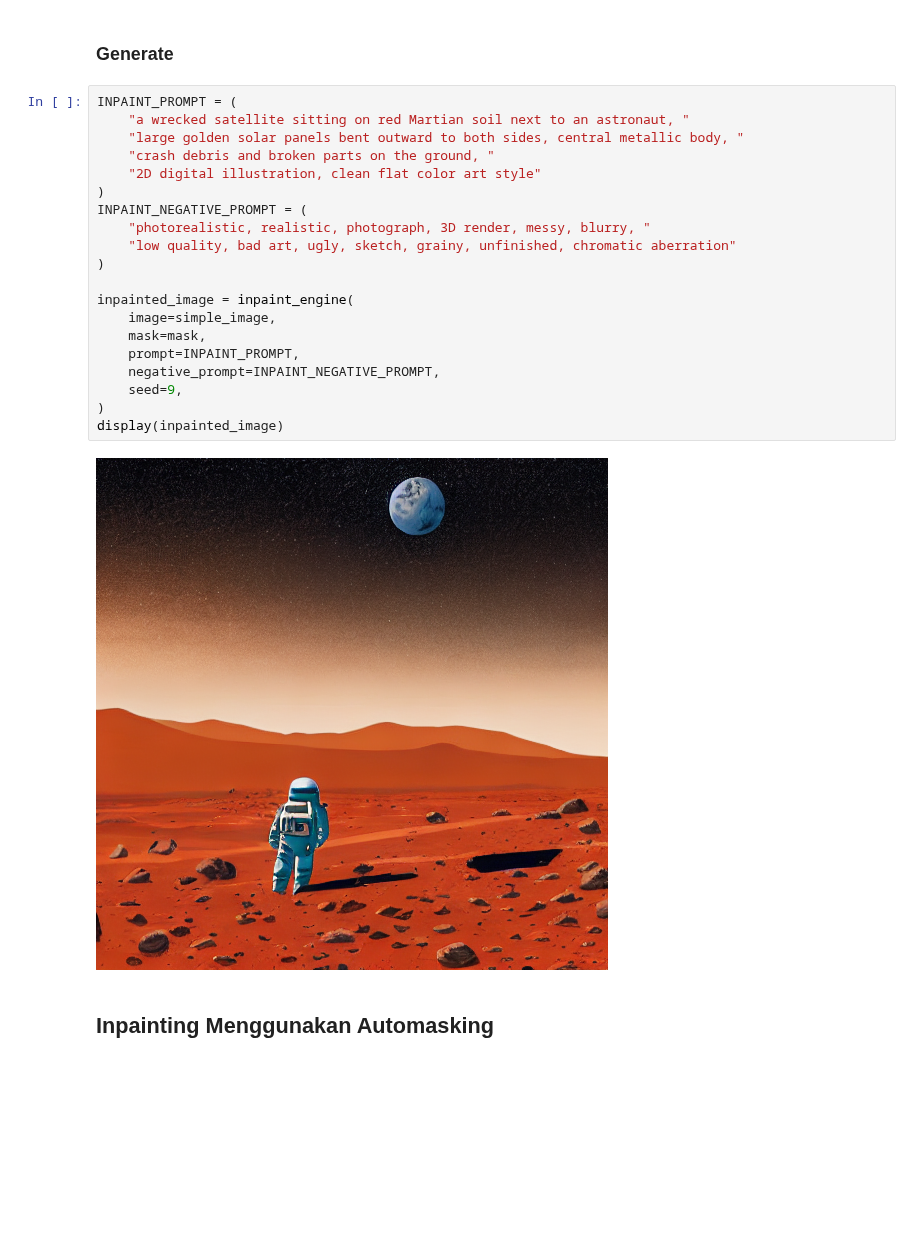
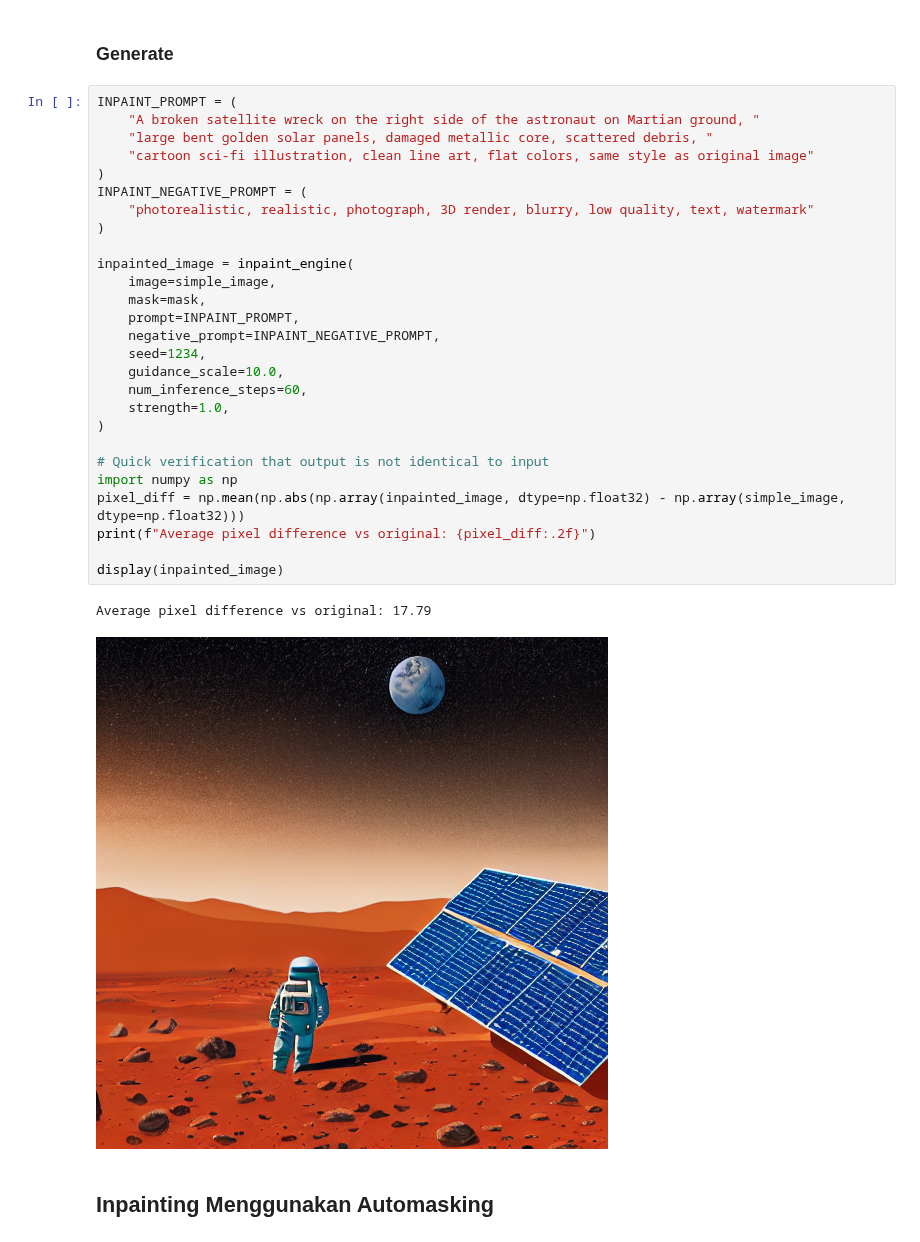
Before and after one commit to istamosh/idcamp-image-generation, a Jupyter notebook: Pipeline_submission_BFGAI_Alfian.ipynb, the cells around one changed output. Cells and saved outputs as stored; diff of their text form; blank space fills up the shorter version.

Commit message:
update: success inpainting, now refining inpaint prompts

```diff
--- a/Pipeline_submission_BFGAI_Alfian.ipynb
+++ b/Pipeline_submission_BFGAI_Alfian.ipynb
@@ -228,27 +264,35 @@ display(mask)
 # %% [markdown]
 ### **Generate**
-# %%
-INPAINT_PROMPT = (
-    "a wrecked satellite sitting on red Martian soil next to an astronaut, "
-    "large golden solar panels bent outward to both sides, central metallic body, "
-    "crash debris and broken parts on the ground, "
-    "2D digital illustration, clean flat color art style"
-)
-INPAINT_NEGATIVE_PROMPT = (
-    "photorealistic, realistic, photograph, 3D render, messy, blurry, "
-    "low quality, bad art, ugly, sketch, grainy, unfinished, chromatic aberration"
-)
-
-inpainted_image = inpaint_engine(
-    image=simple_image,
-    mask=mask,
-    prompt=INPAINT_PROMPT,
-    negative_prompt=INPAINT_NEGATIVE_PROMPT,
-    seed=9,
-)
-display(inpainted_image)
-# %% [output]
-[figure, removed]
+# %%
+INPAINT_PROMPT = (
+    "A broken satellite wreck on the right side of the astronaut on Martian ground, "
+    "large bent golden solar panels, damaged metallic core, scattered debris, "
+    "cartoon sci-fi illustration, clean line art, flat colors, same style as original image"
+)
+INPAINT_NEGATIVE_PROMPT = (
+    "photorealistic, realistic, photograph, 3D render, blurry, low quality, text, watermark"
+)
+
+inpainted_image = inpaint_engine(
+    image=simple_image,
+    mask=mask,
+    prompt=INPAINT_PROMPT,
+    negative_prompt=INPAINT_NEGATIVE_PROMPT,
+    seed=1234,
+    guidance_scale=10.0,
+    num_inference_steps=60,
+    strength=1.0,
+)
+
+# Quick verification that output is not identical to input
+import numpy as np
+pixel_diff = np.mean(np.abs(np.array(inpainted_image, dtype=np.float32) - np.array(simple_image, dtype=np.float32)))
+print(f"Average pixel difference vs original: {pixel_diff:.2f}")
+
+display(inpainted_image)
+# %% [output]
+Average pixel difference vs original: 17.79
+[figure, added]
 # %% [markdown]
 ## **Inpainting Menggunakan Automasking**
 # %% [markdown]
```
Also changed, not shown: parts of 5 cells of this notebook.
